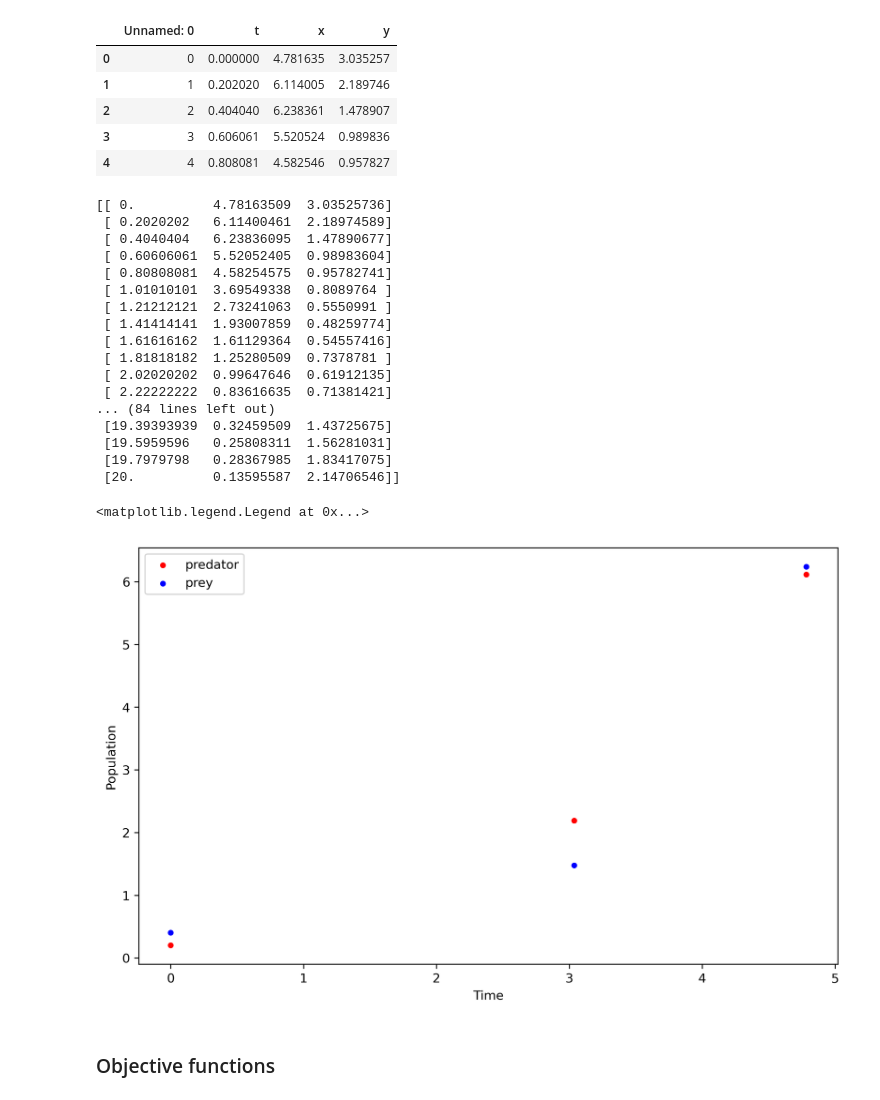
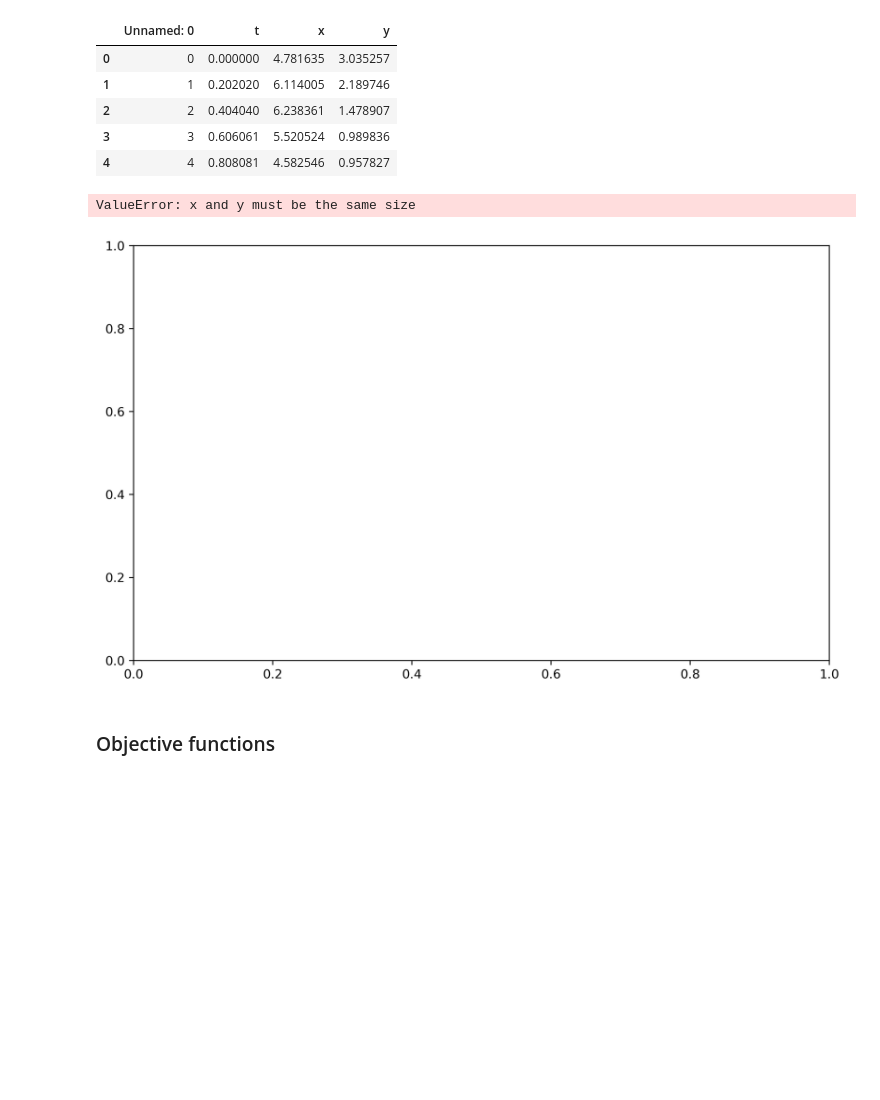
Before and after one commit to alexdupreez1/stochastic_assignment_3, a Jupyter notebook: assignment3.ipynb, the cells around one changed output. Cells and saved outputs as stored; diff of their text form; code cells hidden in the pictures; blank space fills up the shorter version.

Commit message:
plot

```diff
--- a/assignment3.ipynb
+++ b/assignment3.ipynb
@@ -19,38 +19,21 @@ df.head()
 # %%
 # Loading data into read-only numpy arrays
 data = df[['t','x','y']].values
 # data[1], data[2] = data[2].copy(), data[1].copy()
 data.flags.writeable = False
-print(data)
+
 
 # Plotting
 plt.figure(dpi =300, figsize=(10, 6))
 point_width = 13
-plt.scatter(data[0], data[1], label = 'predator', color = 'red', s =point_width)
-plt.scatter(data[0], data[2], label = 'prey', color = 'blue', s=point_width)
+plt.scatter(data[:,0], data[:,1], label = 'predator', color = 'red', s =point_width)
+plt.scatter(data[0], data[:,2], label = 'prey', color = 'blue', s=point_width)
 plt.ylabel('Population')
 plt.xlabel('Time')
 plt.legend()
 # %% [output]
-[[ 0.          4.78163509  3.03525736]
- [ 0.2020202   6.11400461  2.18974589]
- [ 0.4040404   6.23836095  1.47890677]
- [ 0.60606061  5.52052405  0.98983604]
- [ 0.80808081  4.58254575  0.95782741]
- [ 1.01010101  3.69549338  0.8089764 ]
- [ 1.21212121  2.73241063  0.5550991 ]
- [ 1.41414141  1.93007859  0.48259774]
- [ 1.61616162  1.61129364  0.54557416]
- [ 1.81818182  1.25280509  0.7378781 ]
- [ 2.02020202  0.99647646  0.61912135]
- [ 2.22222222  0.83616635  0.71381421]
-... (84 lines left out)
- [19.39393939  0.32459509  1.43725675]
- [19.5959596   0.25808311  1.56281031]
- [19.7979798   0.28367985  1.83417075]
- [20.          0.13595587  2.14706546]]
+ValueError: x and y must be the same size
-<matplotlib.legend.Legend at 0x...>
-[figure, old version]
+[figure, new version]
 # %% [markdown]
 ### Objective functions
 # %% [markdown]
```
Also changed, not shown: parts of 11 cells of this notebook.
